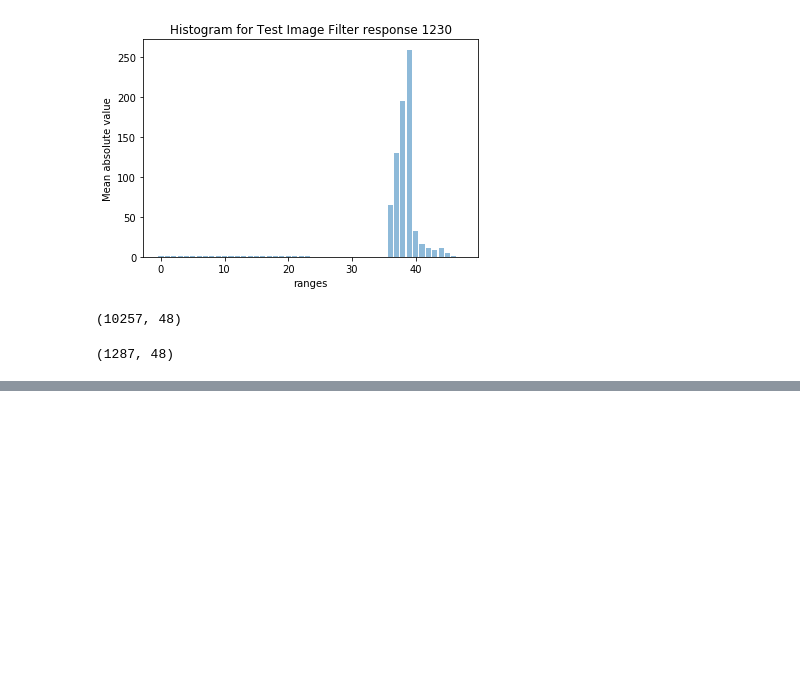
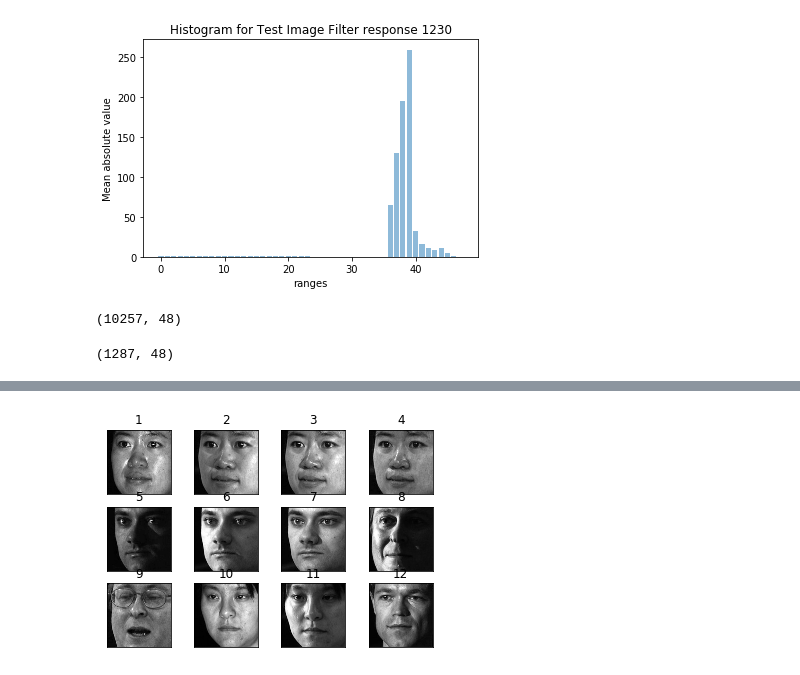
Before and after one commit to sananand007/Xrelab, a Jupyter notebook: hw2/HA2-Problem2_final.ipynb, the cells around one changed output, grey strips where cells are left out. Saved outputs shown, nothing was run; the diff lists cells and outputs as text; code cells hidden in the pictures; blank space fills up the shorter version.

```diff
--- a/hw2/HA2-Problem2_final.ipynb
+++ b/hw2/HA2-Problem2_final.ipynb
@@ -255,30 +279,32 @@ print(predict_y)
 # %%
 # save the misclassification information
 fea = []
 filter_fea = []
 ans = []
 pre_ans = []
-predict_y = svc.predict(test_filter_feature)
+predict_y = clf1.predict(test_filter_feature_new)
 for i in range(len(predict_y)):
     if predict_y[i] != test_label[i]:
         fea.append(test_data[i])
-        filter_fea.append(test_filter_feature[i])
+        filter_fea.append(test_filter_feature_new[i])
         ans.append(test_label[i])
         pre_ans.append(predict_y[i])
 
 sio.savemat('wrongClassification', {
     'features': fea,
     'filterFeatures': filter_fea,
     'label': ans,
     'predictLabel': pre_ans
 })
 
 # show misclassification picture
 #for i in range(len(fea)):
 for i in range(np.amin([12,len(fea)])):
     plt.subplot(3,4,i+1)
     plt.imshow(fea[i],'gray')
     plt.xticks([])
     plt.yticks([])
     plt.title(i+1)
 plt.show()
+# %% [output]
+[figure, added]
```
Also changed, not shown: parts of 5 cells of this notebook.
